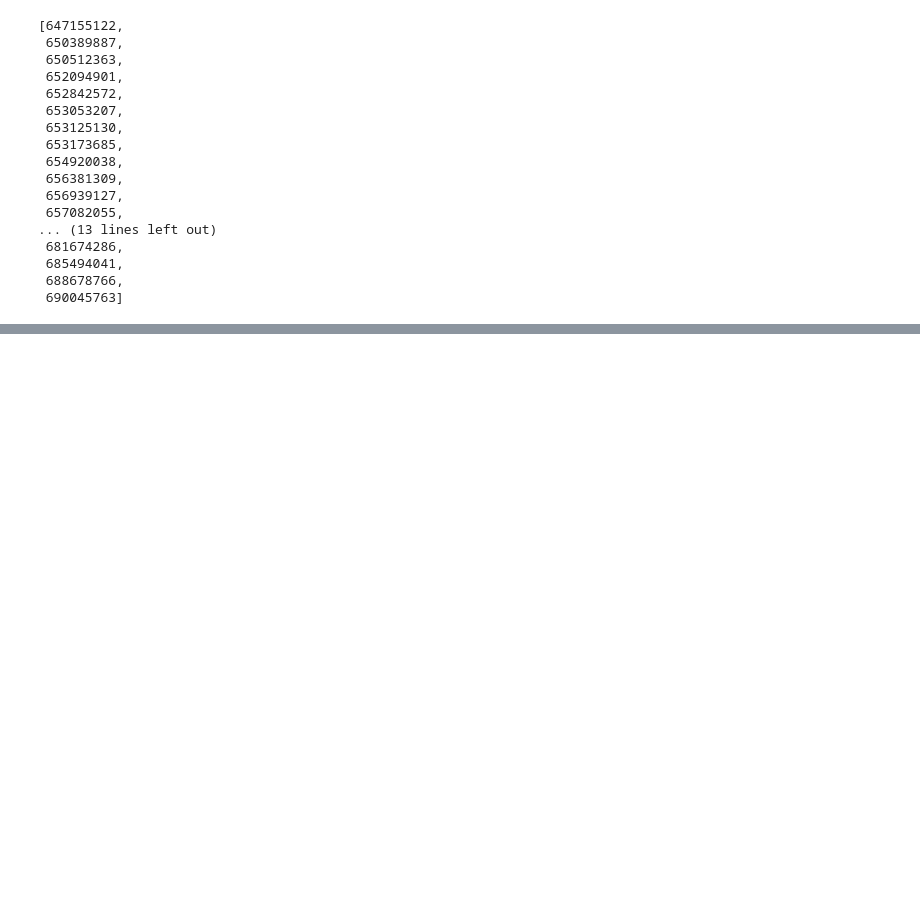
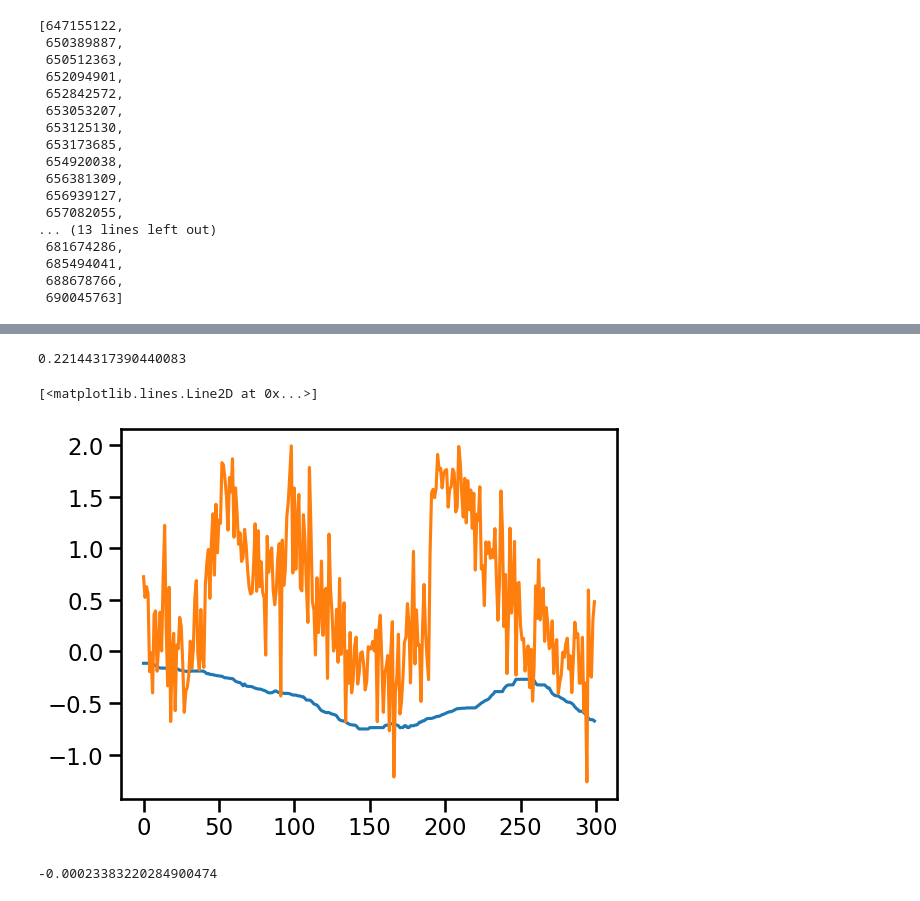
Before and after one commit to valtot/Explore_AllenBrainObservatory, a Jupyter notebook: SpontaneousActivity.ipynb, the cells around one changed output, grey strips where cells are left out. Drawn from its saved outputs; the diff is of its cells as text; code cells hidden in the pictures; blank space fills up the shorter version.

```diff
--- a/SpontaneousActivity.ipynb
+++ b/SpontaneousActivity.ipynb
@@ -294,0 +271,20 @@ plt.plot(pd.Series(pupil_pred[400:]).rolling(7).median() ,linewidth = 1, alpha =
+# %%
+r = Ridge(alpha=10, random_state = 42)
+
+r.fit(train_dff, train_pupil)
+pupil_pred = r.predict(dff_1)
+print(r.score(test_dff, test_pupil))
+plt.plot(eye_1)
+plt.plot(pupil_pred)
+# %% [output]
+0.22144317390440083
+[<matplotlib.lines.Line2D at 0x...>]
+[figure, added]
+# %%
+l = Lasso(random_state = 42)
+
+l.fit(train_dff, train_pupil)
+pupil_pred = l.predict(dff_1)
+l.score(test_dff, test_pupil)
+# %% [output]
+-0.00023383220284900474
```
Also changed, not shown: parts of 54 cells of this notebook, 1 other file.
